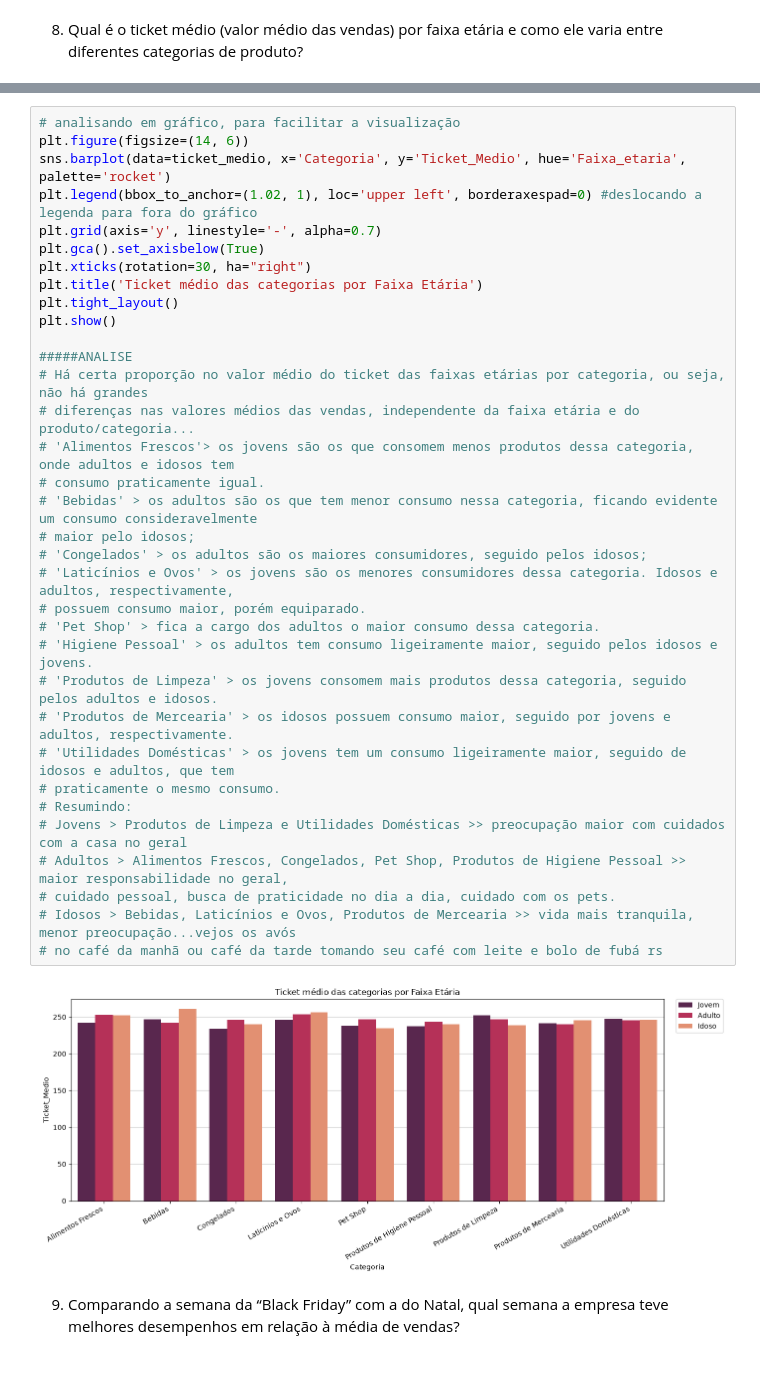
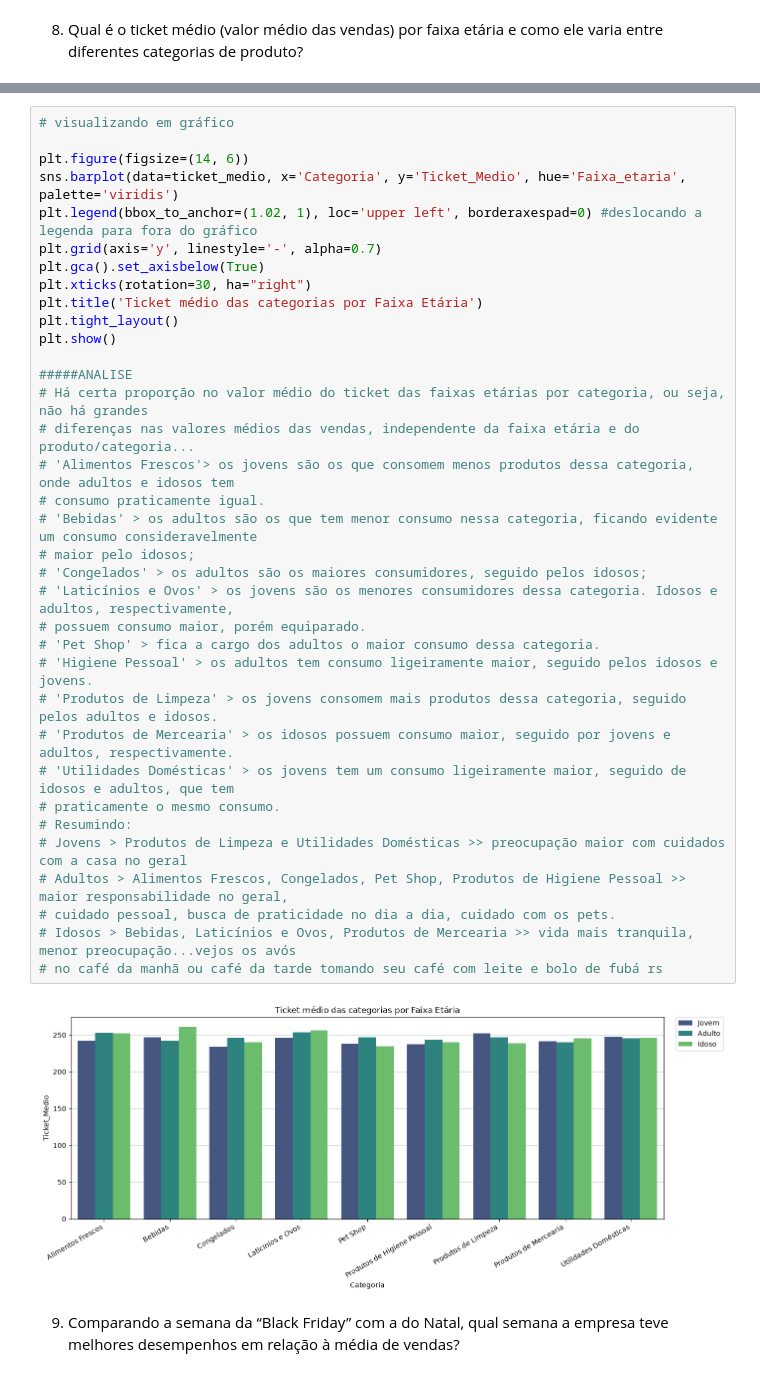
Before and after one commit to Danibisinoto/Repositorio_PROJETO_FINAL_Analise_Exploratoria_de_Dados, a Jupyter notebook: PROJETO.IPYNB, the cells around one changed output, grey strips where cells are left out. Saved outputs shown, nothing was run; the diff lists cells and outputs as text.

```diff
--- a/PROJETO.IPYNB
+++ b/PROJETO.IPYNB
@@ -685,41 +695,42 @@ print(ticket_medio)
 25        Idoso        Produtos de Mercearia        245.31
 26        Idoso        Utilidades Domésticas        246.13
 # %%
-# analisando em gráfico, para facilitar a visualização
+# visualizando em gráfico
+
 plt.figure(figsize=(14, 6))
-sns.barplot(data=ticket_medio, x='Categoria', y='Ticket_Medio', hue='Faixa_etaria', palette='rocket')
+sns.barplot(data=ticket_medio, x='Categoria', y='Ticket_Medio', hue='Faixa_etaria', palette='viridis')
 plt.legend(bbox_to_anchor=(1.02, 1), loc='upper left', borderaxespad=0) #deslocando a legenda para fora do gráfico
 plt.grid(axis='y', linestyle='-', alpha=0.7)
 plt.gca().set_axisbelow(True)
 plt.xticks(rotation=30, ha="right")
 plt.title('Ticket médio das categorias por Faixa Etária')
 plt.tight_layout()
 plt.show()
 
 #####ANALISE
 # Há certa proporção no valor médio do ticket das faixas etárias por categoria, ou seja, não há grandes
 # diferenças nas valores médios das vendas, independente da faixa etária e do produto/categoria...
 # 'Alimentos Frescos'> os jovens são os que consomem menos produtos dessa categoria, onde adultos e idosos tem
 # consumo praticamente igual.
 # 'Bebidas' > os adultos são os que tem menor consumo nessa categoria, ficando evidente um consumo consideravelmente
 # maior pelo idosos;
 # 'Congelados' > os adultos são os maiores consumidores, seguido pelos idosos;
 # 'Laticínios e Ovos' > os jovens são os menores consumidores dessa categoria. Idosos e adultos, respectivamente,
 # possuem consumo maior, porém equiparado.
 # 'Pet Shop' > fica a cargo dos adultos o maior consumo dessa categoria.
 # 'Higiene Pessoal' > os adultos tem consumo ligeiramente maior, seguido pelos idosos e jovens.
 # 'Produtos de Limpeza' > os jovens consomem mais produtos dessa categoria, seguido pelos adultos e idosos.
 # 'Produtos de Mercearia' > os idosos possuem consumo maior, seguido por jovens e adultos, respectivamente.
 # 'Utilidades Domésticas' > os jovens tem um consumo ligeiramente maior, seguido de idosos e adultos, que tem
 # praticamente o mesmo consumo.
 # Resumindo:
 # Jovens > Produtos de Limpeza e Utilidades Domésticas >> preocupação maior com cuidados com a casa no geral
 # Adultos > Alimentos Frescos, Congelados, Pet Shop, Produtos de Higiene Pessoal >> maior responsabilidade no geral,
 # cuidado pessoal, busca de praticidade no dia a dia, cuidado com os pets.
 # Idosos > Bebidas, Laticínios e Ovos, Produtos de Mercearia >> vida mais tranquila, menor preocupação...vejos os avós
 # no café da manhã ou café da tarde tomando seu café com leite e bolo de fubá rs
 # %% [output]
-[figure, old version]
+[figure, new version]
 # %% [markdown]
 9. Comparando a semana da “Black Friday” com a do Natal, qual semana a empresa teve
 melhores desempenhos em relação à média de vendas?
```
Also changed, not shown: parts of 9 cells of this notebook.
